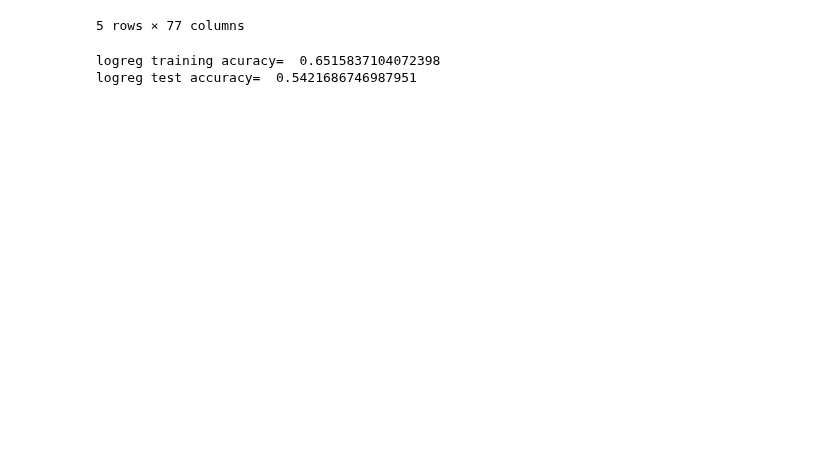
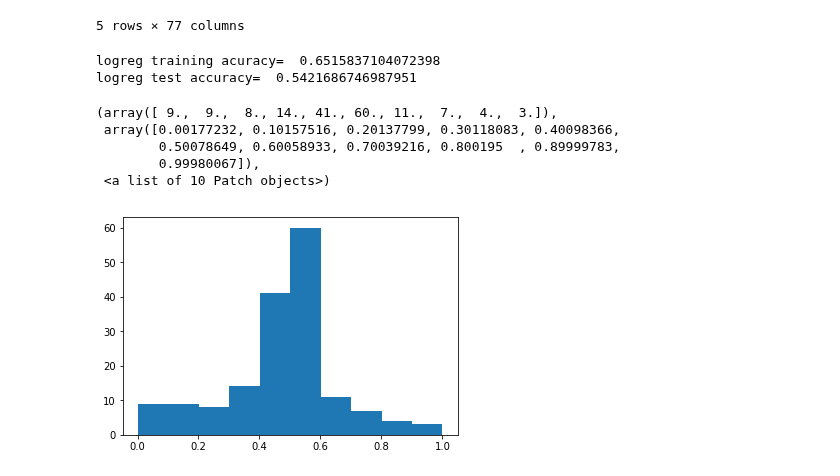
Before and after one commit to Nlorio/election-forecast, a Jupyter notebook: notebooks/3-modeling/FEC_poll_model.ipynb, the cells around one changed output. Drawn from its saved outputs; the diff is of its cells as text; code cells hidden in the pictures; blank space fills up the shorter version.

```diff
--- a/notebooks/3-modeling/FEC_poll_model.ipynb
+++ b/notebooks/3-modeling/FEC_poll_model.ipynb
@@ -345,6 +346,15 @@ print('logreg test accuracy= ',logreg_test_acc)
 # %% [output]
 logreg training acuracy=  0.6515837104072398
 logreg test accuracy=  0.5421686746987951
+# %%
+plt.hist(logreg.predict_proba(X_test)[:, 0])
+# %% [output]
+(array([ 9.,  9.,  8., 14., 41., 60., 11.,  7.,  4.,  3.]),
+ array([0.00177232, 0.10157516, 0.20137799, 0.30118083, 0.40098366,
+        0.50078649, 0.60058933, 0.70039216, 0.800195  , 0.89999783,
+        0.99980067]),
+ <a list of 10 Patch objects>)
+[figure, added]
 # %%
 # Perceptron
 
```
Also changed, not shown: parts of 5 cells of this notebook.
